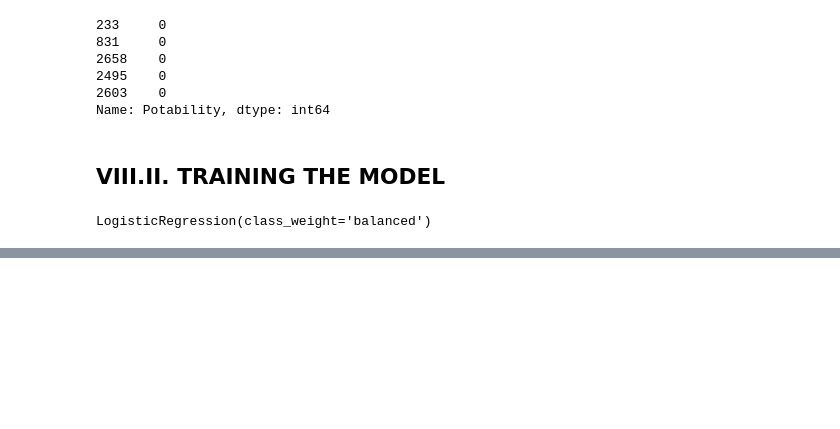
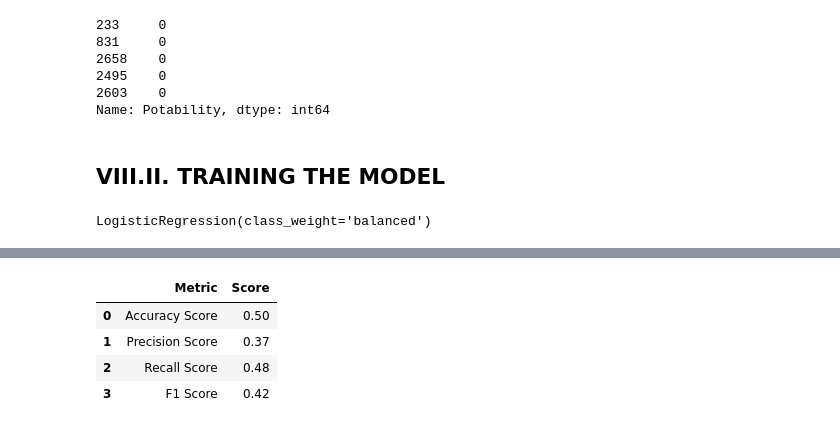
Before and after one commit to jiejorie/experiment-portfolio-machine-learning, a Jupyter notebook: 02-Classification Model/classification-model.ipynb, the cells around one changed output, grey strips where cells are left out. Cells and saved outputs as stored; diff of their text form; code cells hidden in the pictures; blank space fills up the shorter version.

```diff
--- a/02-Classification Model/classification-model.ipynb
+++ b/02-Classification Model/classification-model.ipynb
@@ -446,0 +511,20 @@ LogisticRegression(class_weight='balanced')
+# %%
+# initialize all the performance evaluation metrics
+accuracy = accuracy_score(y_test, y_pred)
+precision = precision_score(y_test, y_pred)
+recall = recall_score(y_test, y_pred)
+f1 = f1_score(y_test, y_pred)
+# %%
+# creates a table for evaluating each score
+evaluation = pd.DataFrame({
+    "Metric": ["Accuracy Score", "Precision Score", "Recall Score", "F1 Score"],
+    "Score": [accuracy, precision, recall, f1]
+})
+
+evaluation.round(2) # rounds off values into two decimal points
+# %% [output]
+|  | Metric | Score |
+| 0 | Accuracy Score | 0.50 |
+| 1 | Precision Score | 0.37 |
+| 2 | Recall Score | 0.48 |
+| 3 | F1 Score | 0.42 |
```
Also changed, not shown: parts of 10 cells of this notebook.
